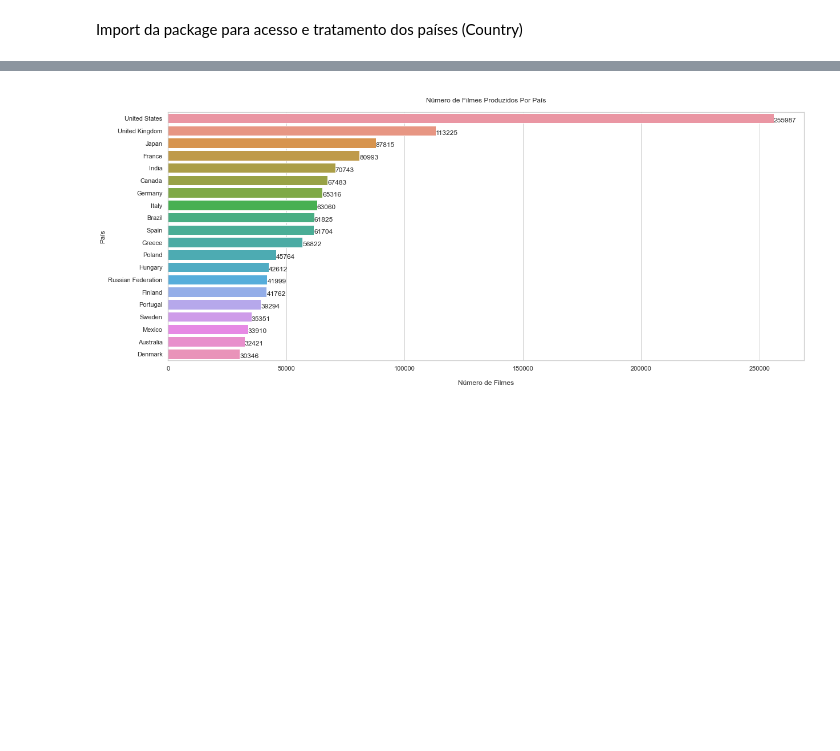
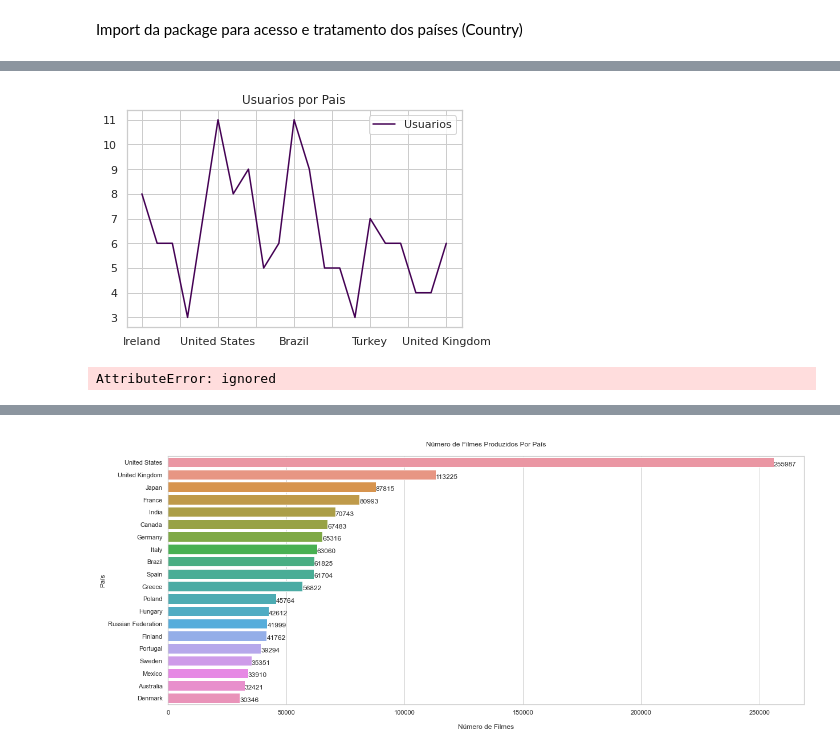
Before and after one commit to EdisonMoreira/-aquecimento-formacao-infra, a Jupyter notebook: Pipeline.ipynb, the cells around one changed output, grey strips where cells are left out. Cells and saved outputs as stored; diff of their text form; code cells hidden in the pictures; blank space fills up the shorter version.

```diff
--- a/Pipeline.ipynb
+++ b/Pipeline.ipynb
@@ -213,9 +236,10 @@ contagem = []
 # %%
 # Loop para obter o país de acordo com a região
-for i in range(resultado8.shape[0]):
+#tratar a contagem desagrupada
+for i in range(df.shape[0]):
     try:
-        coun = resultado8['region'].values[i]
-        nomes_paises.append(pycountry.countries.get(alpha_2 = coun).name)
-        contagem.append(resultado8['Number_of_movies'].values[i])
+        pais = df['nat'].values[i]
+        paisDescricao=pycountry.countries.get(alpha_2=pais).name
+        nomes_paises.append(paisDescricao)
     except:
         continue
@@ -244,0 +246,5 @@ df_filmes_paises.head(10)
+# %%
+# Prepara e exibe um dictonary com a contagem de usuarios por pais
+from collections import Counter
+dict_usuario_pais = dict(Counter(nomes_paises))
+display(dict_usuario_pais)
@@ -244,0 +273,3 @@ df_filmes_paises.head(10)
+# %%
+# Transform dictonary into a new dataframe
+df_usuarios_pais=pd.DataFrame.from_dict(dict_usuario_pais, orient='index', columns=['Usuarios'])
@@ -244,0 +286,15 @@ df_filmes_paises.head(10)
+# %%
+#Gráfico básico, sem exibição do nome de todos os paises que tem usuários
+df_usuarios_pais.plot(y='Usuarios', title = 'Usuarios por Pais', colormap = 'viridis');
+# %% [output]
+[figure, added]
+# %%
+# Lista auxiliar Paises
+# para alterar o label da coluna paises
+df_usuario_pais.rename( columns={'Unnamed: 0':'pais',1 :'usuarios'}, inplace=True)
+
+#paisesLista = df_usuarios_paises.columns.tolist()
+#paisesLista[paisesLista.index('paises')] = 'usuarios'
+#df_usuarios_paises.columns = paisesLista
+# %% [output]
+AttributeError: ignored
```
Also changed, not shown: parts of 48 cells of this notebook.
